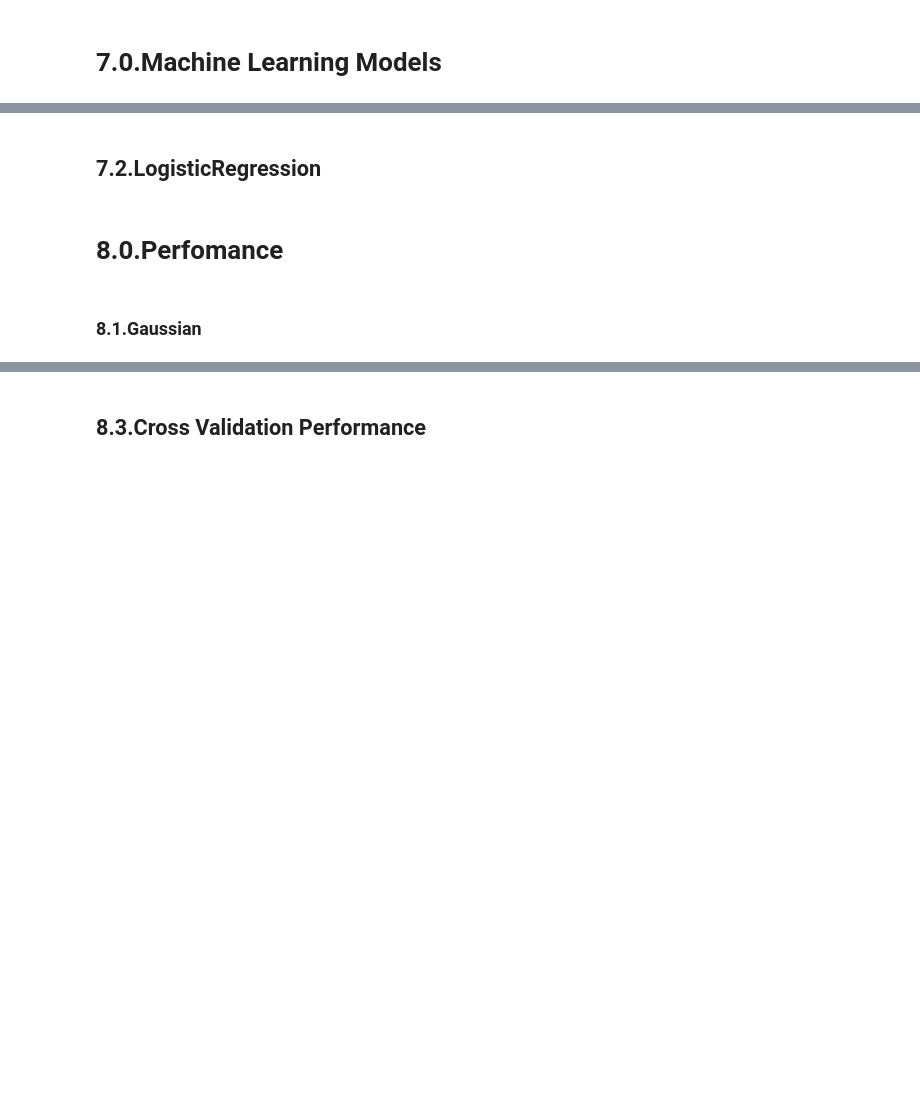
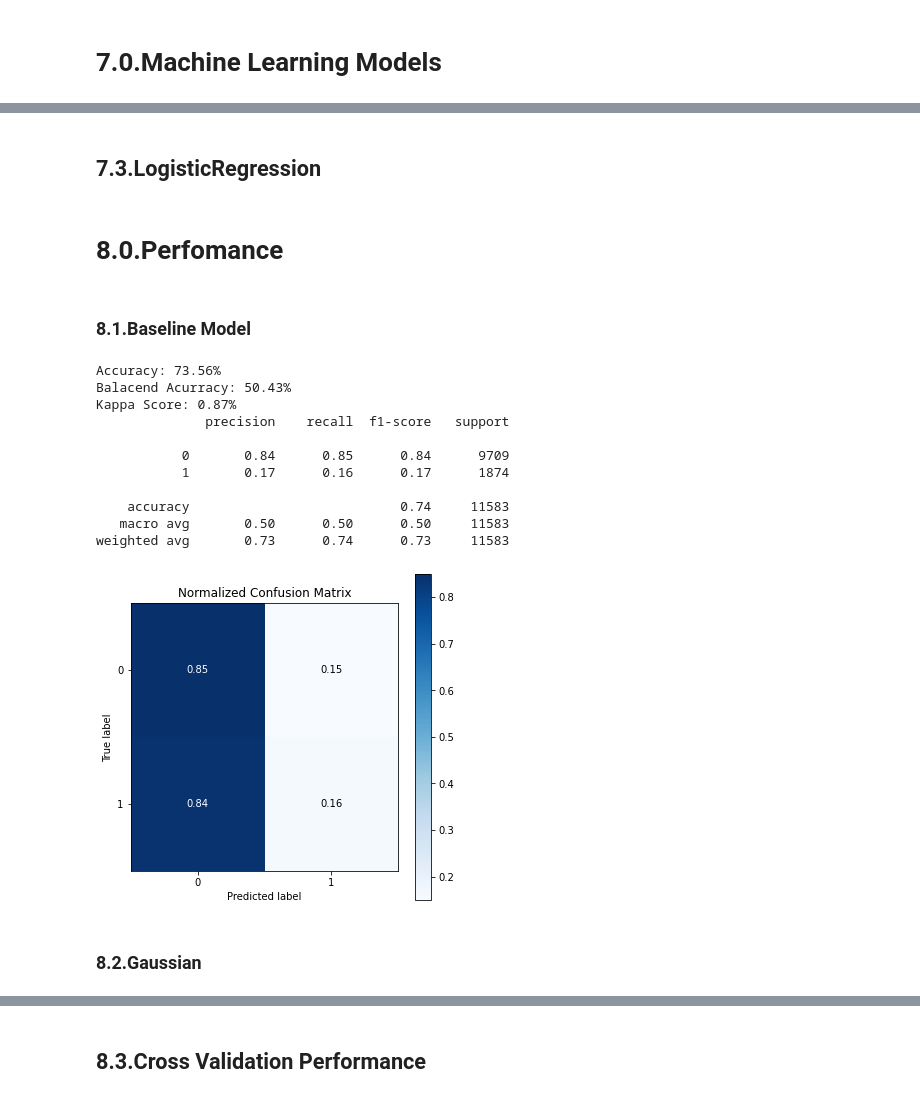
Before and after one commit to Guilherme-lima-ds/Nubank-Risk-assessment, a Jupyter notebook: Project_risk_assessment_Terceira_Etapa_Feature Engienner.ipynb, the cells around one changed output, grey strips where cells are left out. Saved outputs shown, nothing was run; the diff lists cells and outputs as text; code cells hidden in the pictures; blank space fills up the shorter version.

```diff
--- a/Project_risk_assessment_Terceira_Etapa_Feature Engienner.ipynb
+++ b/Project_risk_assessment_Terceira_Etapa_Feature Engienner.ipynb
@@ -502,7 +502,7 @@ df2['minute'] = df2['minute'].astype(int)
 df2['second'] = df2['second'].astype(int)
 
 df2['class'] = df2['income'].apply(lambda x: 'low_class' if x < 30000 else
-                               'middle_class' if x < 10000 else 'high_class')
+                               'middle_class' if x < 100000 else 'high_class')
 
 #Drop columns
 df2 = df2.drop(['application_time_applied','lat_lon'],axis=1)
@@ -570 +572,9 @@ X_train,X_test,y_train,y_test = train_test_split(X,y,test_size=0.3,random_state=
+# %%
+target_list = df5['target_default'].drop_duplicates().sort_values().tolist()
+k_num = y_test.shape[0]
+target_weights = df5['target_default'].value_counts(normalize=True).sort_index().tolist()
+
+baseline_model = random.choices(population=target_list,
+                                k=k_num,
+                                weights=target_weights)
 # %% [markdown]
@@ -578,7 +588,7 @@ model_gaussian.fit(X_train,y_train)
 #predict
 result_gausian = model_gaussian.predict(X_test)
 # %% [markdown]
-## 7.2.LogisticRegression
+## 7.3.LogisticRegression
 # %%
 model_logic = LogisticRegression()
 
@@ -589,7 +599,38 @@ model_logic.fit(X_train,y_train)
 result_logic = model_logic.predict(X_test)
 # %% [markdown]
 # 8.0.Perfomance
+# %% [markdown]
+### 8.1.Baseline Model
+# %%
+acc = accuracy_score(y_test,baseline_model)
+print('Accuracy: {:.2%}'.format(acc))
+
+balacend_acc = balanced_accuracy_score(y_test,baseline_model)
+print('Balacend Acurracy: {:.2%}'.format(balacend_acc))
+
+#Kappa Metric
+kappa_acc = cohen_kappa_score(y_test,baseline_model)
+print('Kappa Score: {:.2%}'.format(kappa_acc))
+
+#classification_report
+print(classification_report(y_test,baseline_model))
+
+#plot confusion matrix
+mt.plot_confusion_matrix(y_test, baseline_model, normalize=True, figsize=(6,6));
+# %% [output]
+Accuracy: 73.56%
+Balacend Acurracy: 50.43%
+Kappa Score: 0.87%
+              precision    recall  f1-score   support
+
+           0       0.84      0.85      0.84      9709
+           1       0.17      0.16      0.17      1874
+
+    accuracy                           0.74     11583
+   macro avg       0.50      0.50      0.50     11583
+weighted avg       0.73      0.74      0.73     11583
+[figure, added]
 # %% [markdown]
-### 8.1.Gaussian
+### 8.2.Gaussian
 # %%
 acc = accuracy_score(y_test,result_gausian)
```
Also changed, not shown: parts of 8 cells of this notebook.
